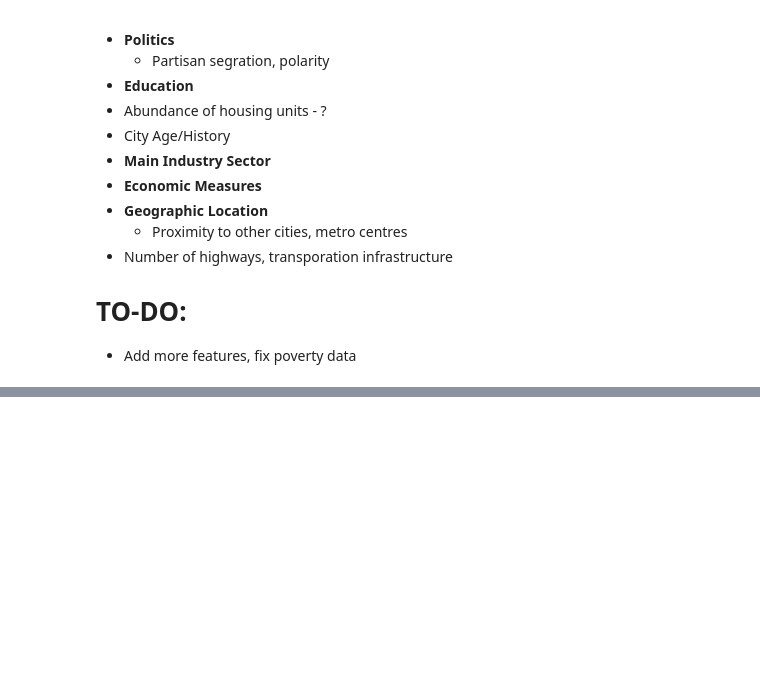
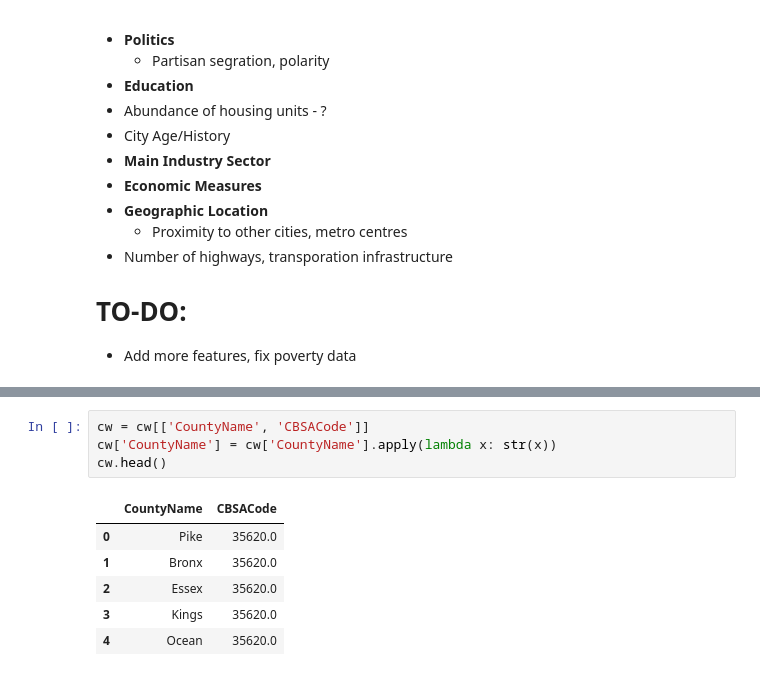
Before and after one commit to agupta01/ds3-zillow, a Jupyter notebook: geographic_eda/create_vectors.ipynb, the cells around one changed output, grey strips where cells are left out. Drawn from its saved outputs; the diff is of its cells as text; blank space fills up the shorter version.

```diff
--- a/geographic_eda/create_vectors.ipynb
+++ b/geographic_eda/create_vectors.ipynb
@@ -179,0 +138,11 @@ political_df
+# %%
+cw = cw[['CountyName', 'CBSACode']]
+cw['CountyName'] = cw['CountyName'].apply(lambda x: str(x))
+cw.head()
+# %% [output]
+|  | CountyName | CBSACode |
+| 0 | Pike | 35620.0 |
+| 1 | Bronx | 35620.0 |
+| 2 | Essex | 35620.0 |
+| 3 | Kings | 35620.0 |
+| 4 | Ocean | 35620.0 |
```
Also changed, not shown: parts of 8 cells of this notebook, 1 other file.
